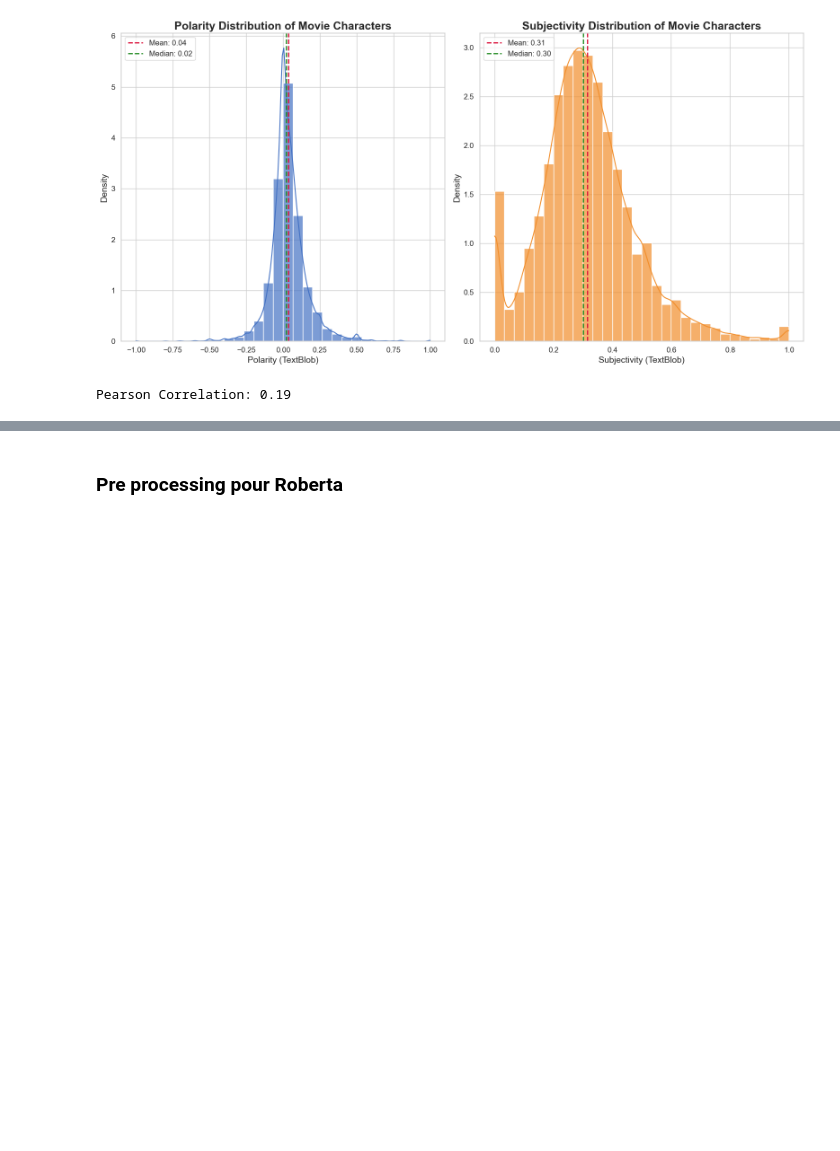
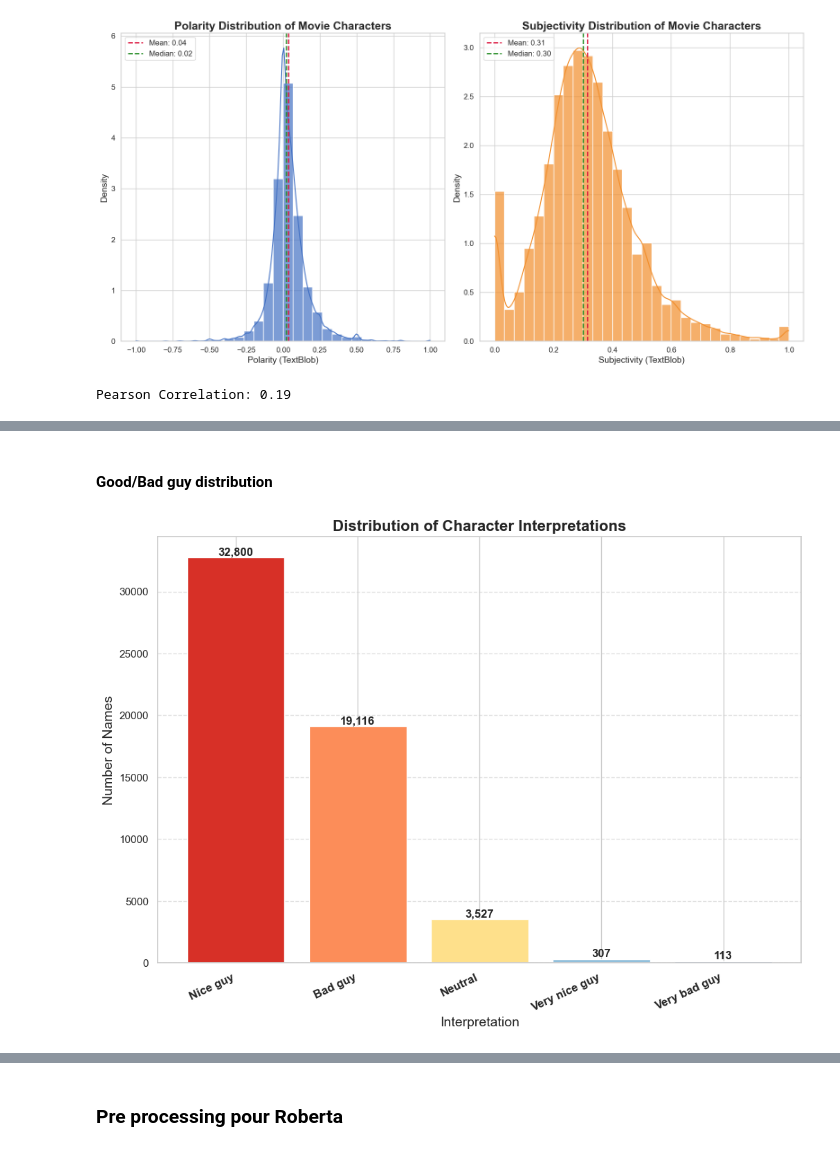
Before and after one commit to epfl-ada/ada-2024-project-adadasurmonbidet2024, a Jupyter notebook: results.ipynb, the cells around one changed output, grey strips where cells are left out. Drawn from its saved outputs; the diff is of its cells as text; code cells hidden in the pictures; blank space fills up the shorter version.

```diff
--- a/results.ipynb
+++ b/results.ipynb
@@ -704,0 +692,3 @@ The weak **Pearson correlation** of 0.19 between polarity and subjectivity indic
+# %%
+df_sentiment_analysis_textblob['Interpretation_SA'] = df_sentiment_analysis_textblob['Polarity'].apply(interpret_polarity)
+df_sentiment_analysis_textblob.head()
@@ -704,0 +702,30 @@ The weak **Pearson correlation** of 0.19 between polarity and subjectivity indic
+# %% [markdown]
+#### Good/Bad guy distribution
+# %%
+# Count interpretations and reorder
+interpretation_counts = df_sentiment_analysis_textblob['Interpretation_SA'].value_counts()
+
+# Create a prettier plot
+plt.figure(figsize=(12, 8))
+bars = plt.bar(
+    interpretation_counts.index,
+    interpretation_counts.values,
+    color=['#d73027', '#fc8d59', '#fee08b', '#91bfdb', '#4575b4']
+)
+
+# Add annotations
+for bar in bars:
+    height = bar.get_height()
+    plt.text(bar.get_x() + bar.get_width() / 2, height, f'{height:,}',
+             ha='center', va='bottom', fontsize=12, fontweight='bold')
+
+# Customize appearance
+plt.title('Distribution of Character Interpretations', fontsize=16, fontweight='bold')
+plt.xlabel('Interpretation', fontsize=14)
+plt.ylabel('Number of Names', fontsize=14)
+plt.xticks(rotation=25, ha='right', fontsize=12, fontweight='bold')
+plt.grid(axis='y', linestyle='--', alpha=0.6)
+
+plt.show()
+# %% [output]
+[figure, added]
```
Also changed, not shown: parts of 15 cells of this notebook, 2 other files.
